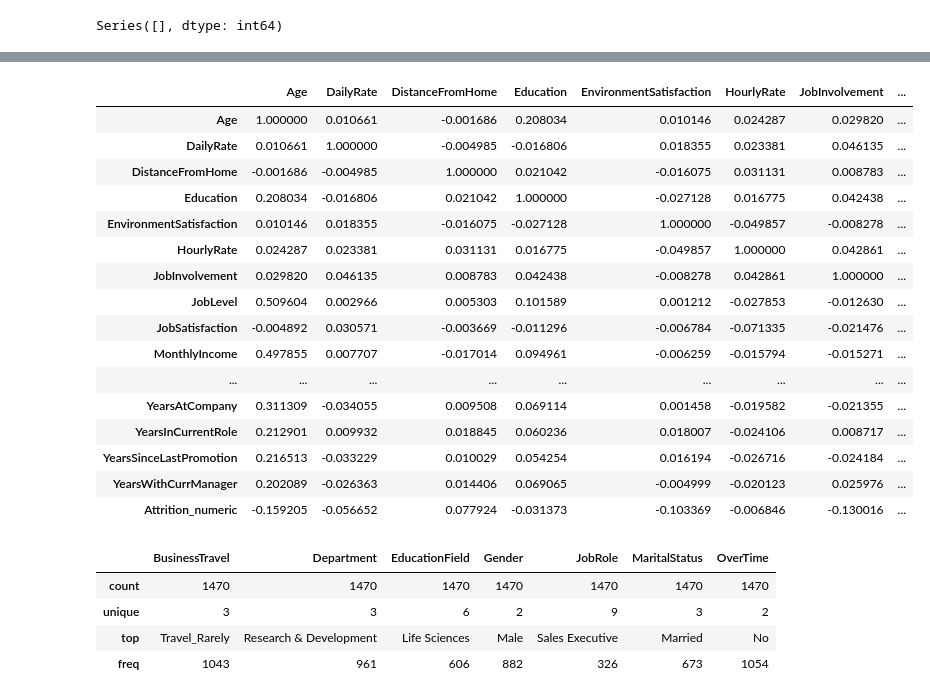
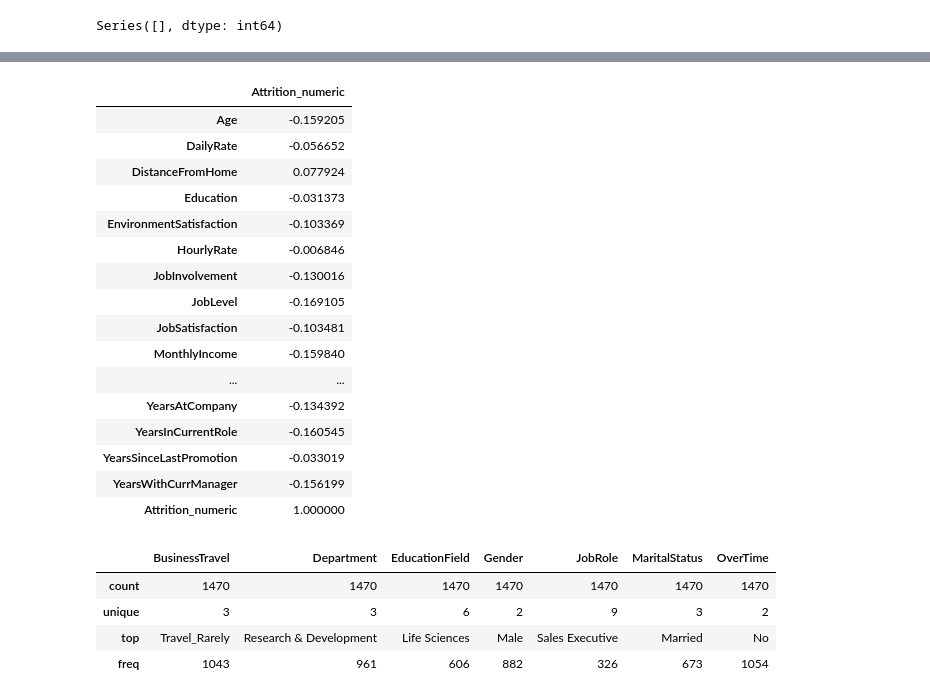
Before and after one commit to gonzalo71/TestGit, a Jupyter notebook: IBM_HR_Analytics_Employee.ipynb, the cells around one changed output, grey strips where cells are left out. Cells and saved outputs as stored; diff of their text form; code cells hidden in the pictures.

```diff
--- a/IBM_HR_Analytics_Employee.ipynb
+++ b/IBM_HR_Analytics_Employee.ipynb
@@ -1,15 +1,2 @@
 # %% [markdown]
 ### ver ideas eda guardado (panda profile, video, mas intro, kdplot..densidad)
-# %%
-import pandas as pd
-import numpy as np
-import seaborn as sns
-import matplotlib.pyplot as plt
-%matplotlib inline
-
-pd.set_option("display.float_format", "{:.2f}".format) # para que display redondeado
-plt.style.use('seaborn-whitegrid')
-# Set Matplotlib defaults
-plt.rc('figure', autolayout=True)
-plt.rc('axes', labelweight='bold', labelsize='large',
-       titleweight='bold', titlesize=14, titlepad=10)
@@ -34,6 +44,6 @@ Series([], dtype: int64)
 # %%
 # no nos sirven
-df.drop(['EmployeeCount', 'EmployeeNumber', 'Over18', 'StandardHours'], axis="columns", inplace=True)
+df.drop(['EmployeeCount', 'EmployeeNumber', 'Over18', 'StandardHours',"Attrition"], axis="columns", inplace=True)
 # %%
 #describe
 df.describe()
@@ -93,8 +101,3 @@ Text(0, 0.5, 'Frecuency')
-# %%
-# convertimos primero y en numerico
-y_dict = {"Yes":1,"No":0}
-df["Attrition_numeric"] = df["Attrition"].map(y_dict)
-df.drop("Attrition",axis=1,inplace=True)
 # %%
 # col numericas usando describe
 num_col = df.describe().columns.tolist()
@@ -104,24 +115,24 @@ corr = df[num_col].corr()
 # %%
 #to_frame().style.background_gradient(cmap='viridis')
-corr.style.background_gradient(cmap='Blues')
+corr["Attrition_numeric"].to_frame().style.background_gradient(cmap=sns.diverging_palette(150, 80, n=200,as_cmap=True))
 # %% [output]
-|  | Age | DailyRate | DistanceFromHome | Education | EnvironmentSatisfaction | HourlyRate | JobInvolvement | ... |
-| Age | 1.000000 | 0.010661 | -0.001686 | 0.208034 | 0.010146 | 0.024287 | 0.029820 | ... |
-| DailyRate | 0.010661 | 1.000000 | -0.004985 | -0.016806 | 0.018355 | 0.023381 | 0.046135 | ... |
-| DistanceFromHome | -0.001686 | -0.004985 | 1.000000 | 0.021042 | -0.016075 | 0.031131 | 0.008783 | ... |
-| Education | 0.208034 | -0.016806 | 0.021042 | 1.000000 | -0.027128 | 0.016775 | 0.042438 | ... |
-| EnvironmentSatisfaction | 0.010146 | 0.018355 | -0.016075 | -0.027128 | 1.000000 | -0.049857 | -0.008278 | ... |
-| HourlyRate | 0.024287 | 0.023381 | 0.031131 | 0.016775 | -0.049857 | 1.000000 | 0.042861 | ... |
-| JobInvolvement | 0.029820 | 0.046135 | 0.008783 | 0.042438 | -0.008278 | 0.042861 | 1.000000 | ... |
-| JobLevel | 0.509604 | 0.002966 | 0.005303 | 0.101589 | 0.001212 | -0.027853 | -0.012630 | ... |
-| JobSatisfaction | -0.004892 | 0.030571 | -0.003669 | -0.011296 | -0.006784 | -0.071335 | -0.021476 | ... |
-| MonthlyIncome | 0.497855 | 0.007707 | -0.017014 | 0.094961 | -0.006259 | -0.015794 | -0.015271 | ... |
-| ... | ... | ... | ... | ... | ... | ... | ... | ... |
-| YearsAtCompany | 0.311309 | -0.034055 | 0.009508 | 0.069114 | 0.001458 | -0.019582 | -0.021355 | ... |
-| YearsInCurrentRole | 0.212901 | 0.009932 | 0.018845 | 0.060236 | 0.018007 | -0.024106 | 0.008717 | ... |
-| YearsSinceLastPromotion | 0.216513 | -0.033229 | 0.010029 | 0.054254 | 0.016194 | -0.026716 | -0.024184 | ... |
-| YearsWithCurrManager | 0.202089 | -0.026363 | 0.014406 | 0.069065 | -0.004999 | -0.020123 | 0.025976 | ... |
-| Attrition_numeric | -0.159205 | -0.056652 | 0.077924 | -0.031373 | -0.103369 | -0.006846 | -0.130016 | ... |
+|  | Attrition_numeric |
+| Age | -0.159205 |
+| DailyRate | -0.056652 |
+| DistanceFromHome | 0.077924 |
+| Education | -0.031373 |
+| EnvironmentSatisfaction | -0.103369 |
+| HourlyRate | -0.006846 |
+| JobInvolvement | -0.130016 |
+| JobLevel | -0.169105 |
+| JobSatisfaction | -0.103481 |
+| MonthlyIncome | -0.159840 |
+| ... | ... |
+| YearsAtCompany | -0.134392 |
+| YearsInCurrentRole | -0.160545 |
+| YearsSinceLastPromotion | -0.033019 |
+| YearsWithCurrManager | -0.156199 |
+| Attrition_numeric | 1.000000 |
 # %%
 # vemos hay multicolianiedad; por ejemplo vemos que los años en la compañia(years..) esta relacionada con muchas variables: sueldo...
 # por ello tenemos que valorar hacer un pca u otro procedimiento para reducir un poco las features
```
Also changed, not shown: parts of 18 cells of this notebook, 1 other file.
